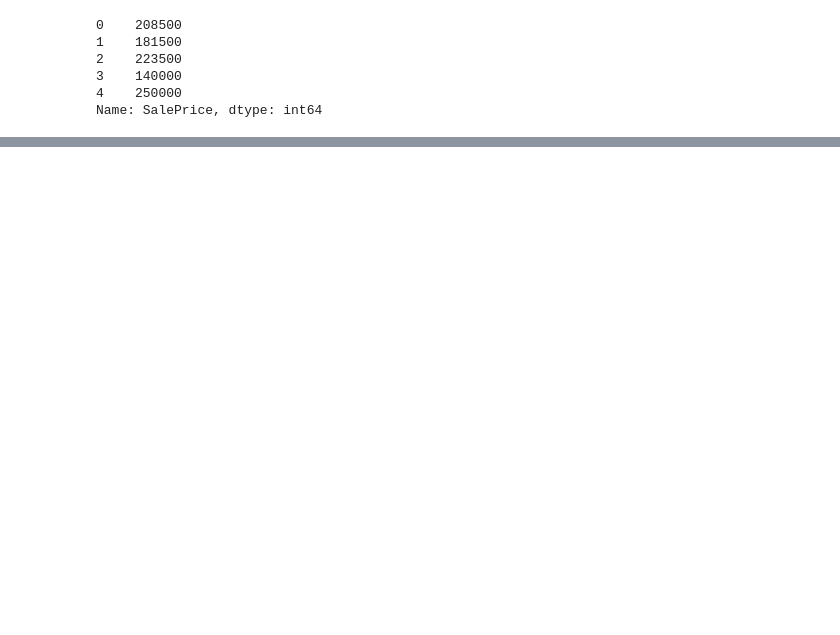
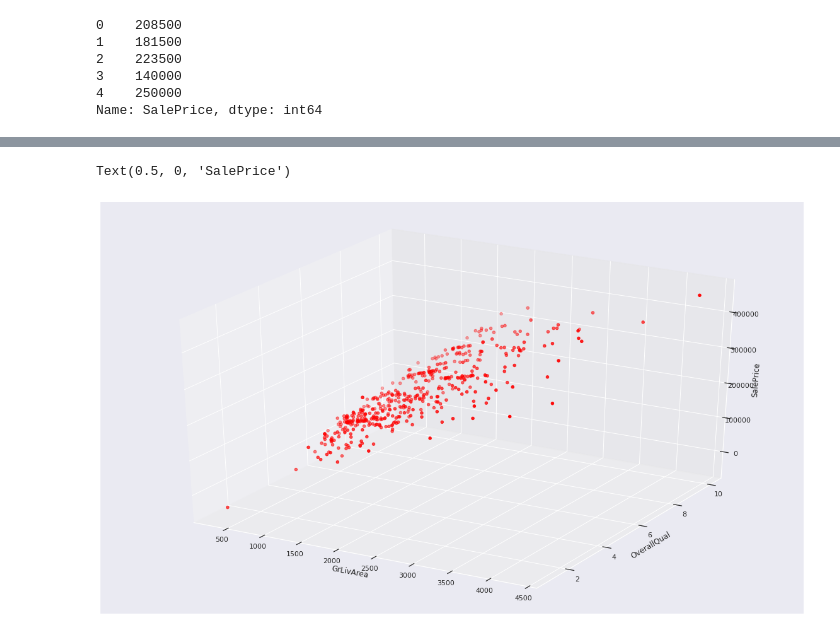
Before and after one commit to rogerserramartin/Machine_Learning, a Jupyter notebook: Data_Science_House_Price_Predictions.ipynb, the cells around one changed output, grey strips where cells are left out. Cells and saved outputs as stored; diff of their text form; code cells hidden in the pictures; blank space fills up the shorter version.

```diff
--- a/Data_Science_House_Price_Predictions.ipynb
+++ b/Data_Science_House_Price_Predictions.ipynb
@@ -547,0 +479,12 @@ plt.show()
+# %%
+from mpl_toolkits.mplot3d import Axes3D
+fig = plt.figure(figsize=(20, 12))
+ax = fig.add_subplot(111, projection='3d')
+# ax.scatter(X_test.iloc[:,0], X_test.iloc[:,1], predicted_home_prices, marker='.', color='red')
+ax.scatter(X_test.loc[:, "GrLivArea"], X_test.loc[:, "OverallQual"], predicted_home_prices, marker='o', color='red')
+ax.set_xlabel("GrLivArea")
+ax.set_ylabel("OverallQual")
+ax.set_zlabel("SalePrice")
+# %% [output]
+Text(0.5, 0, 'SalePrice')
+[figure, added]
```
Also changed, not shown: parts of 12 cells of this notebook.
